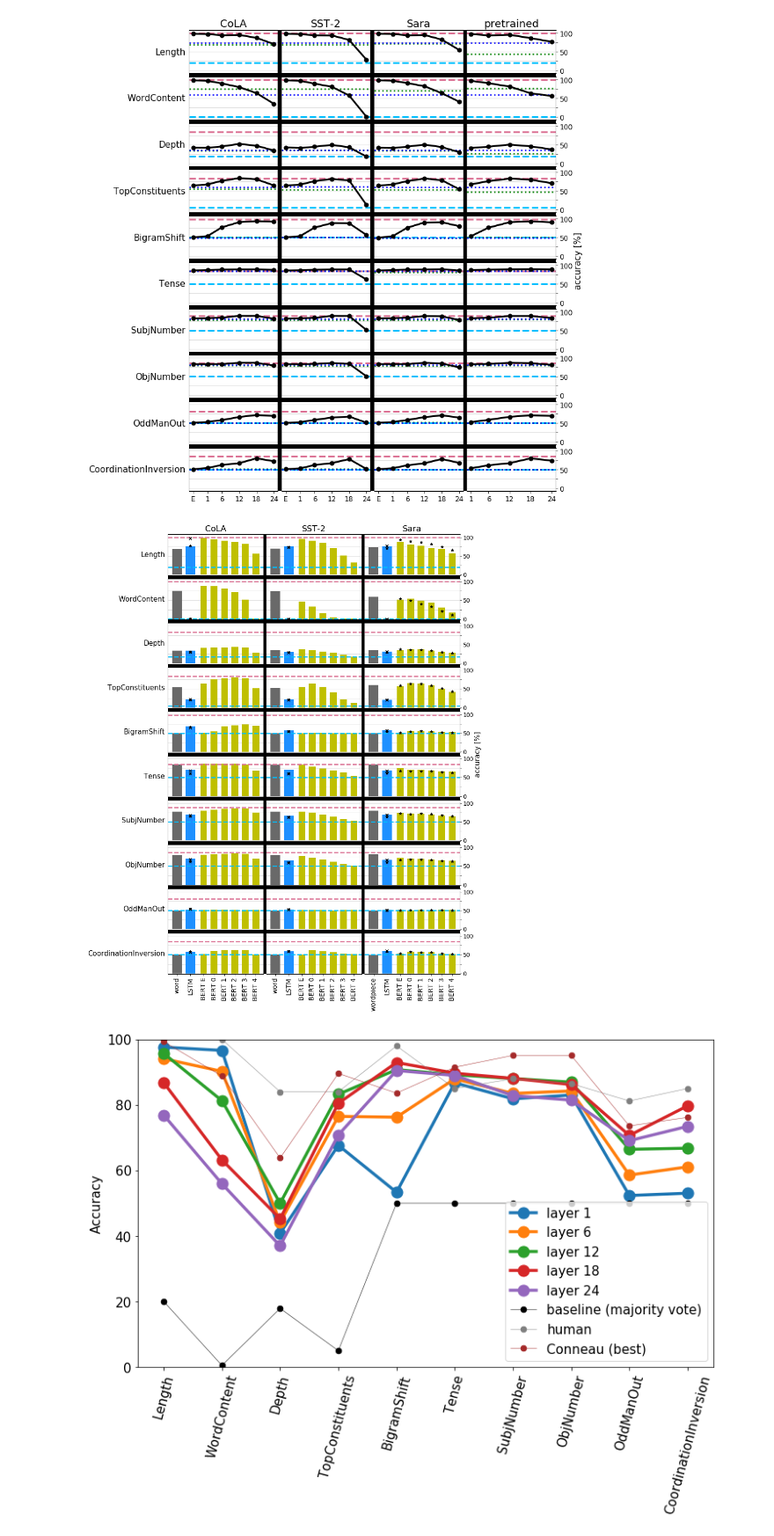
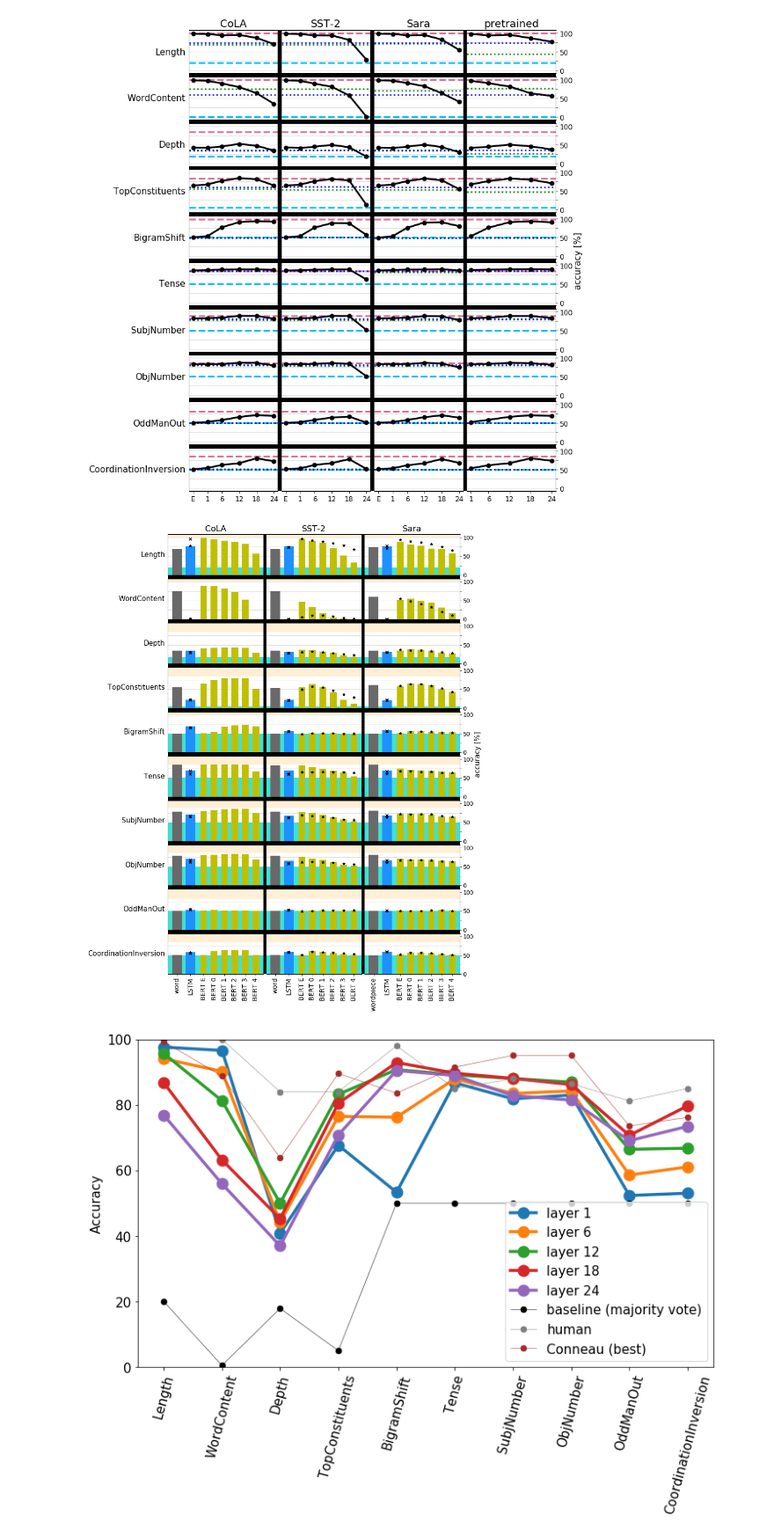
Before and after one commit to samsucik/knowledge-distil-bert, a Jupyter notebook: experiments/analysis/Probing.ipynb, the cells around one changed output. Shown at 88% size. Cells and saved outputs as stored; diff of their text form; code cells hidden in the pictures.

Commit message:
Add and plot results of probing SST BERT student trained from scratch.

```diff
--- a/experiments/analysis/Probing.ipynb
+++ b/experiments/analysis/Probing.ipynb
@@ -170,7 +170,7 @@ layers = {
 }
 further_students = {
     "CoLA": {"BERT": [], "LSTM": ["scratch", "hard-logits"]},
-    "SST-2": {"BERT": [], "LSTM": ["scratch", "hard-logits"]},
+    "SST-2": {"BERT": ["scratch"], "LSTM": ["scratch", "hard-logits"]},
     "Sara": {"BERT": ["scratch"], "LSTM": ["scratch", "hard-logits"]},
 }
 further_student_symbols = {"scratch": "*", "hard-logits": "x"}
@@ -244,43 +244,42 @@ for row, task_name in enumerate(task_names):
             ax.tick_params("x", labelsize=14)
             ax.set_xticklabels(xticklabels, rotation=90)
 
-        ax.set_ylim(bottom=-2, top=108)
+        ax.set_ylim(bottom=0, top=108)
         ax.set_yticks(yticks_major, minor=False)
         ax.set_yticks(yticks_minor, minor=True)
         if col == ncols - 1:
             ax.tick_params("y", right=True, left=False, labelright=True, labelleft=False, length=3, which="both", labelsize=12)
         else:
             ax.tick_params("y", left=False, labelleft=False, right=False, labelright=False)
-
-        lw = 2.5
-        ax.axhline(baselines["majority"][row], linestyle="--", c="deepskyblue", lw=lw, zorder=2)
-        ax.axhline(baselines["human"][row], linestyle="--", c="palevioletred", lw=lw, zorder=2)
-#         ax.axhline(baselines["conneau-best"][row], linestyle=":", c="grey", lw=2)
-        ax.bar(x=xs, height=ys, color=cl, width=ws)
+        ax.bar(x=xs, height=ys, color=cl, width=ws, zorder=2)
         for further in further_students[glue_task]["LSTM"]:
             ax.scatter(xs[1], vals_to_plot[glue_task]["LSTM-" + further][0][task_name],
                        marker=further_student_symbols[further], zorder=3, c="black")
         for further in further_students[glue_task]["BERT"]:
             for i, layer in enumerate(layers[glue_task]["BERT-" + further]):
                 ax.scatter(xs[2+i], vals_to_plot[glue_task]["BERT-" + further][layer][task_name],
                            marker=further_student_symbols[further], zorder=3, c="black")
+        xs_baseline = ax.get_xlim()
+        ax.fill_between(xs_baseline, 0, baselines["majority"][row], facecolor="turquoise", zorder=1)
+        ax.fill_between(xs_baseline, baselines["human"][row], 108, facecolor="papayawhip", zorder=1)
+        ax.set_xlim(*xs_baseline)
 
         ax.grid(axis="y", color=grid_colour, which="both")
         ax.set_axisbelow(True)
         [i.set_linewidth(1.1) for i in [ax.spines[k] for k in ["top", "bottom"]]]
         [i.set_linewidth(0.2) for i in [ax.spines[k] for k in ["right", "left"]]]
 
 fig.tight_layout(h_pad=0.0, w_pad=0.4)
 
 ax = colour_subplot_gaps(fig)
 ax.yaxis.set_label_position("right")
 ax.yaxis.tick_right()
 ax.set_ylabel("accuracy [%]")
 
 plt.show()
 fig.savefig("img/probing_master_students.png")
 # %% [output]
-[figure, old version]
+[figure, new version]
 # %%
 layers = [0, 5, 11, 17, -1]
 vals_to_plot = {l: [] for l in layers}
```
Also changed, not shown: 7 other files.
